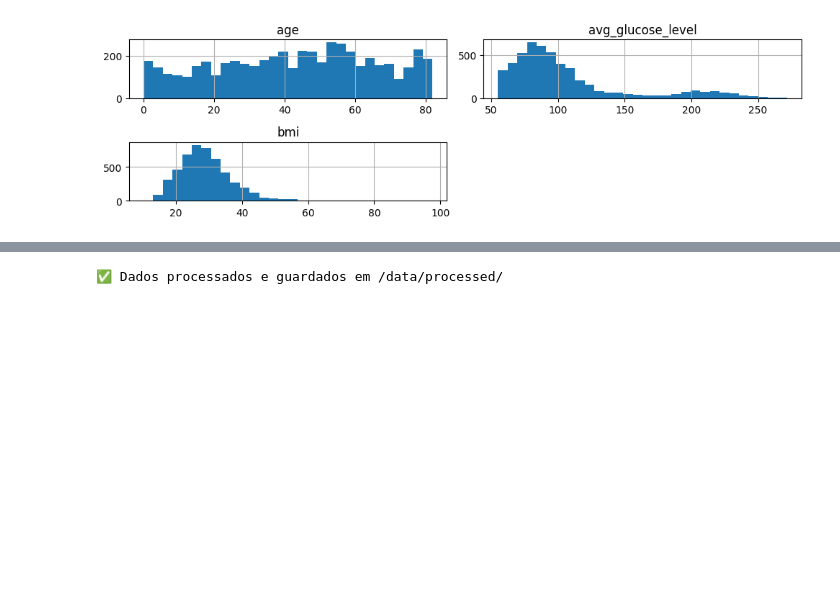
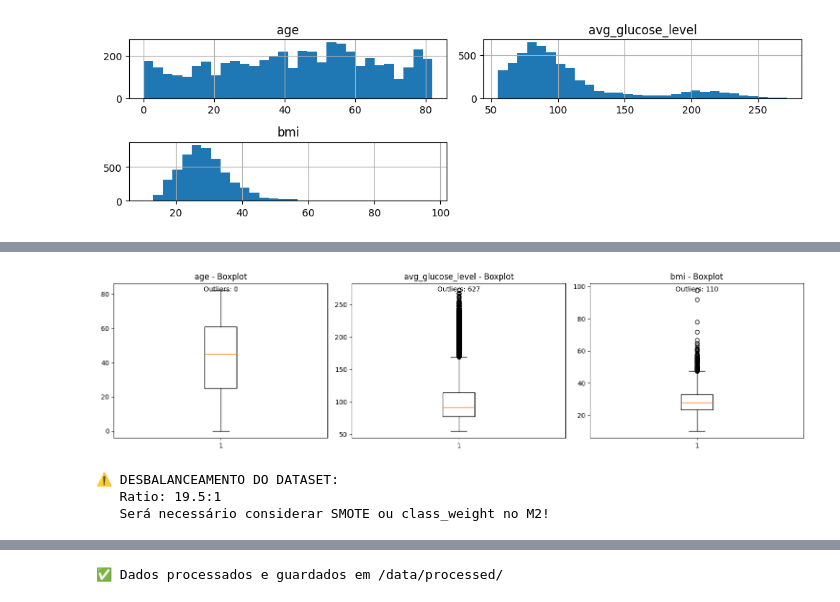
Before and after one commit to FranciscoNunessss/ML1, a Jupyter notebook: notebook/M1_preprocessing.ipynb, the cells around one changed output, grey strips where cells are left out. Drawn from its saved outputs; the diff is of its cells as text; code cells hidden in the pictures; blank space fills up the shorter version.

```diff
--- a/notebook/M1_preprocessing.ipynb
+++ b/notebook/M1_preprocessing.ipynb
@@ -163,0 +264,26 @@ Name: proportion, dtype: float64
+# %%
+
+fig, axes = plt.subplots(1, 3, figsize=(15, 4))
+for idx, col in enumerate(['age', 'avg_glucose_level', 'bmi']):
+    axes[idx].boxplot(df[col].dropna())
+    axes[idx].set_title(f'{col} - Boxplot')
+
+    # Contar outliers
+    Q1 = df[col].quantile(0.25)
+    Q3 = df[col].quantile(0.75)
+    IQR = Q3 - Q1
+    outliers = len(df[(df[col] < Q1-1.5*IQR) | (df[col] > Q3+1.5*IQR)])
+    axes[idx].text(0.5, 0.95, f'Outliers: {outliers}',
+                   transform=axes[idx].transAxes, ha='center')
+plt.tight_layout()
+plt.show()
+
+# 4. DESBALANCEAMENTO
+print(f"\n⚠️ DESBALANCEAMENTO DO DATASET:")
+print(f"   Ratio: {df['stroke'].value_counts()[0]/df['stroke'].value_counts()[1]:.1f}:1")
+print(f"   Será necessário considerar SMOTE ou class_weight no M2!")
+# %% [output]
+[figure, added]
+⚠️ DESBALANCEAMENTO DO DATASET:
+   Ratio: 19.5:1
+   Será necessário considerar SMOTE ou class_weight no M2!
```
Also changed, not shown: parts of 9 cells of this notebook.
